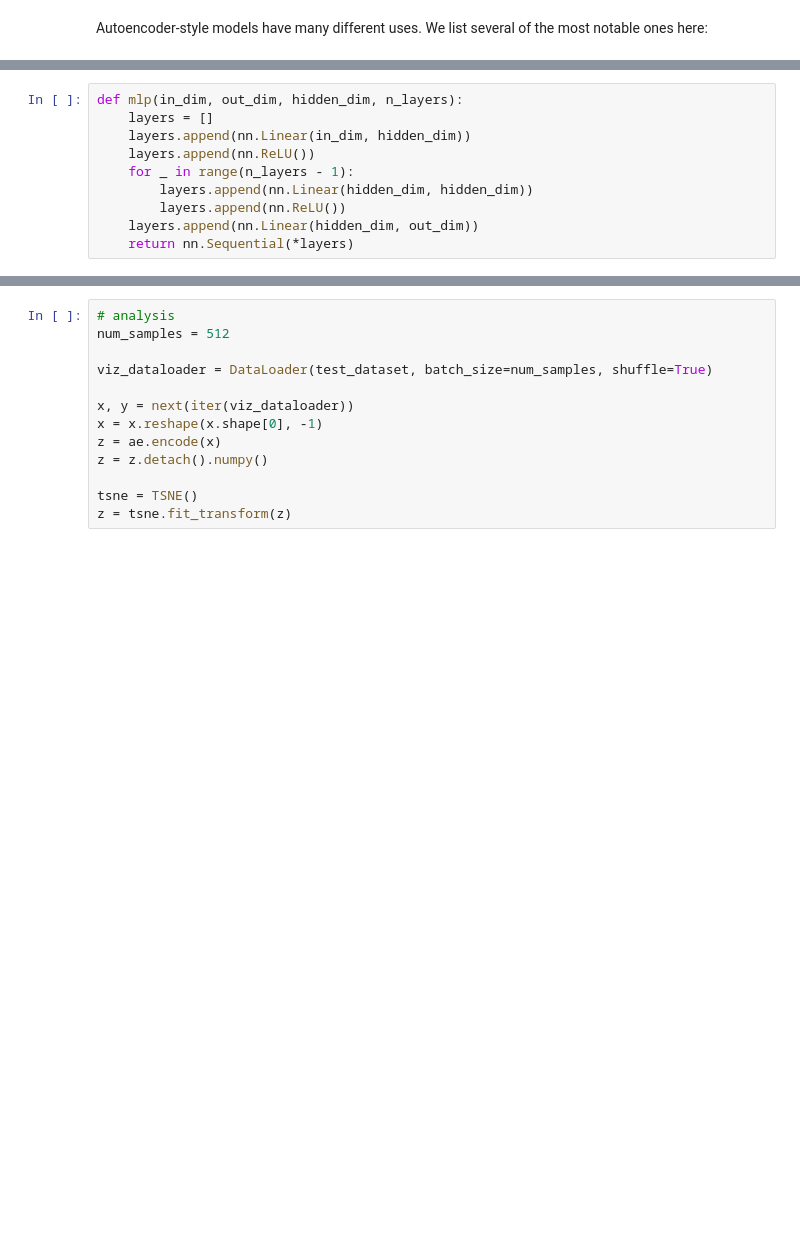
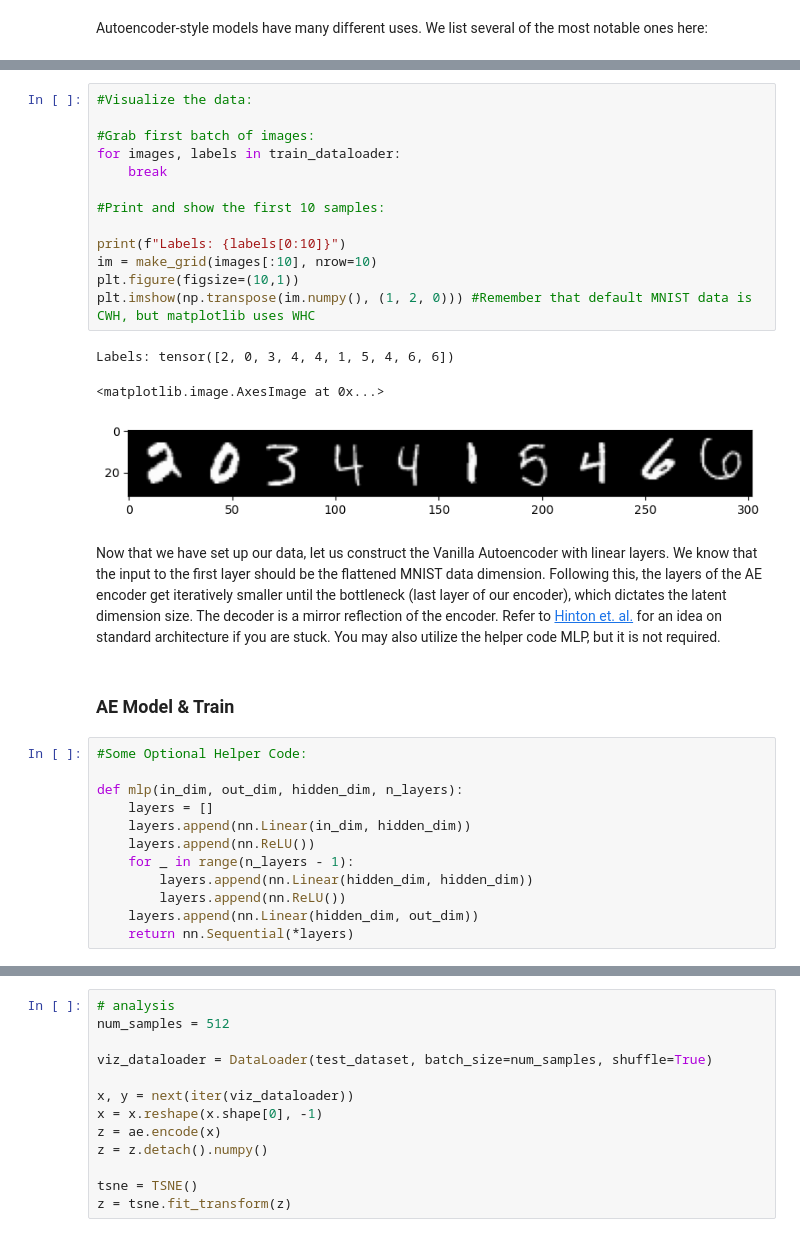
Before and after one commit to chancharikmitra/CS182_All_About_Autoencoders, a Jupyter notebook: demo/ae_vs_vae_sol.ipynb, the cells around one changed output, grey strips where cells are left out. Saved outputs shown, nothing was run; the diff lists cells and outputs as text; blank space fills up the shorter version.

```diff
--- a/demo/ae_vs_vae_sol.ipynb
+++ b/demo/ae_vs_vae_sol.ipynb
@@ -37,4 +72,27 @@ from tqdm import tqdm
+# %%
+#Visualize the data:
+
+#Grab first batch of images:
+for images, labels in train_dataloader:
+    break
+
+#Print and show the first 10 samples:
+
+print(f"Labels: {labels[0:10]}")
+im = make_grid(images[:10], nrow=10)
+plt.figure(figsize=(10,1))
+plt.imshow(np.transpose(im.numpy(), (1, 2, 0))) #Remember that default MNIST data is CWH, but matplotlib uses WHC
+# %% [output]
+Labels: tensor([2, 0, 3, 4, 4, 1, 5, 4, 6, 6])
+<matplotlib.image.AxesImage at 0x...>
+[figure, added]
+# %% [markdown]
+Now that we have set up our data, let us construct the Vanilla Autoencoder with linear layers. We know that the input to the first layer should be the flattened MNIST data dimension. Following this, the layers of the AE encoder get iteratively smaller until the bottleneck (last layer of our encoder), which dictates the latent dimension size. The decoder is a mirror reflection of the encoder. Refer to [Hinton et. al.](https://www.science.org/doi/10.1126/science.1127647) for an idea on standard architecture if you are stuck. You may also utilize the helper code MLP, but it is not required.
+# %% [markdown]
+### AE Model & Train
 # %%
+#Some Optional Helper Code:
+
 def mlp(in_dim, out_dim, hidden_dim, n_layers):
     layers = []
     layers.append(nn.Linear(in_dim, hidden_dim))
```
Also changed, not shown: parts of 32 cells of this notebook, 9 other files.
